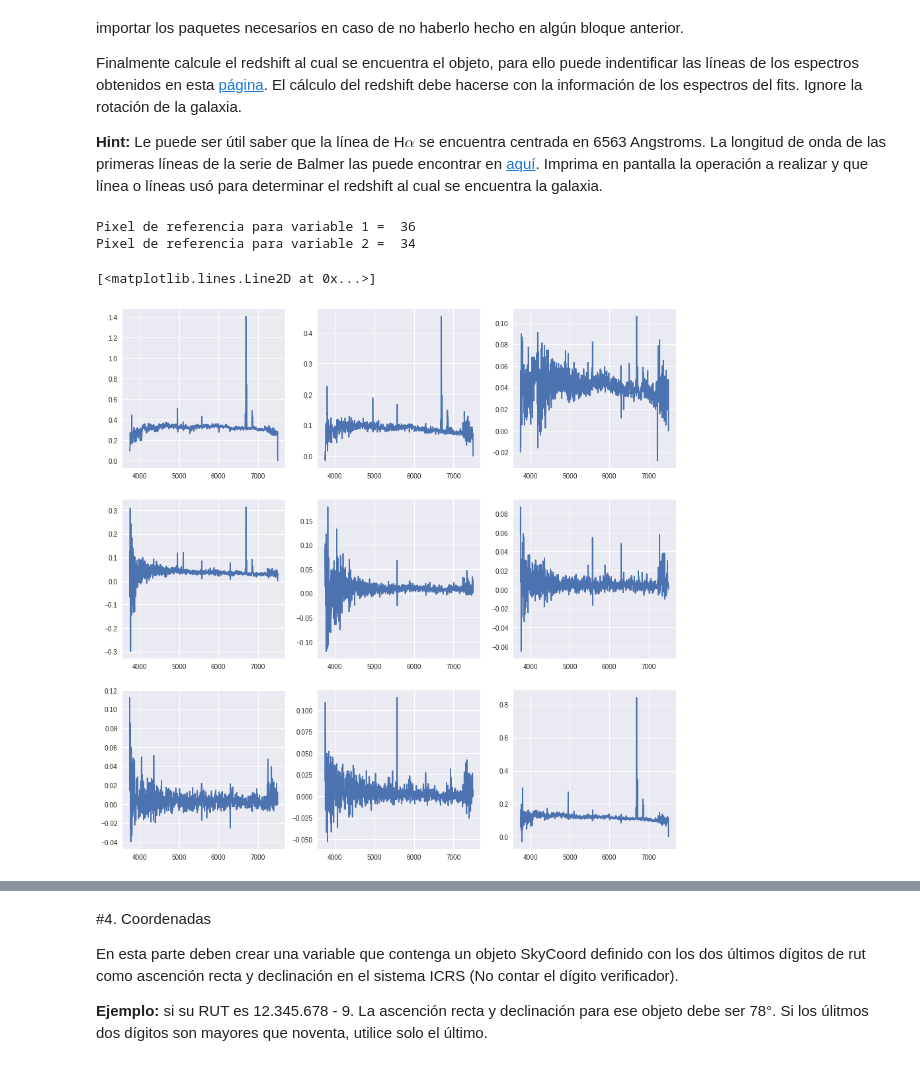
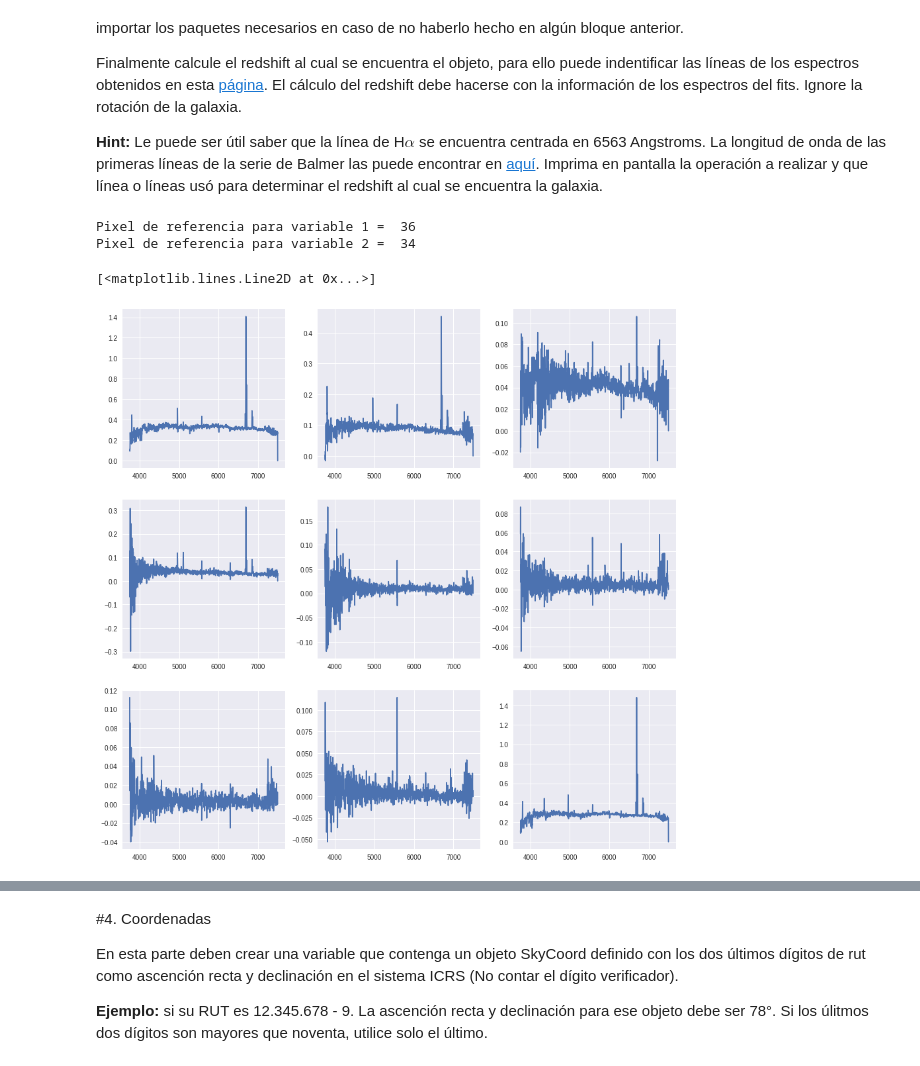
Before and after one commit to JoseJD7/minitarea4, a Jupyter notebook: minitarea4.ipynb, the cells around one changed output, grey strips where cells are left out. Saved outputs shown, nothing was run; the diff lists cells and outputs as text; code cells hidden in the pictures.

```diff
--- a/minitarea4.ipynb
+++ b/minitarea4.ipynb
@@ -199,21 +195,21 @@ Finalmente calcule el redshift al cual se encuentra el objeto, para ello puede i
 
 **Hint:** Le puede ser útil saber que la línea de H$\alpha$ se encuentra centrada en 6563 Angstroms. La longitud de onda de las primeras líneas de la serie de Balmer las puede encontrar en [aquí](https://es.wikipedia.org/wiki/L%C3%ADneas_de_Balmer). Imprima en pantalla la operación a realizar y que línea o líneas usó para determinar el redshift al cual se encuentra la galaxia.
 # %%
-print 'Pixel de referencia para variable 1 = ', header['CRPIX1'] #pixel de referencia para la RA inicial
-print 'Pixel de referencia para variable 2 = ', header['CRPIX2'] #pixel de referencia para la DEC inicial
+print('Pixel de referencia para variable 1 = '), header['CRPIX1'] #pixel de referencia para la RA inicial
+print('Pixel de referencia para variable 2 = '), header['CRPIX2'] #pixel de referencia para la DEC inicial
 
 fig, ax = plt.subplots(figsize = (15,15), nrows = 3, ncols = 3) #Defino la cantidad de subgraficos
 ax[0,0].plot(lo,data[:,34,36])
 ax[0,1].plot(lo,data[:,38,42])
 ax[0,2].plot(lo,data[:,42,46])
 ax[1,0].plot(lo,data[:,46,50])
 ax[1,1].plot(lo,data[:,50,54])
 ax[1,2].plot(lo,data[:,54,58])
 ax[2,0].plot(lo,data[:,58,62])
 ax[2,1].plot(lo,data[:,62,66])
-ax[2,2].plot(lo,data[:,30,32])
+ax[2,2].plot(lo,data[:,33,35])
 # %% [output]
 Pixel de referencia para variable 1 =  36
 Pixel de referencia para variable 2 =  34
 [<matplotlib.lines.Line2D at 0x...>]
-[figure, old version]
+[figure, new version]
```
Also changed, not shown: parts of 8 cells of this notebook.
